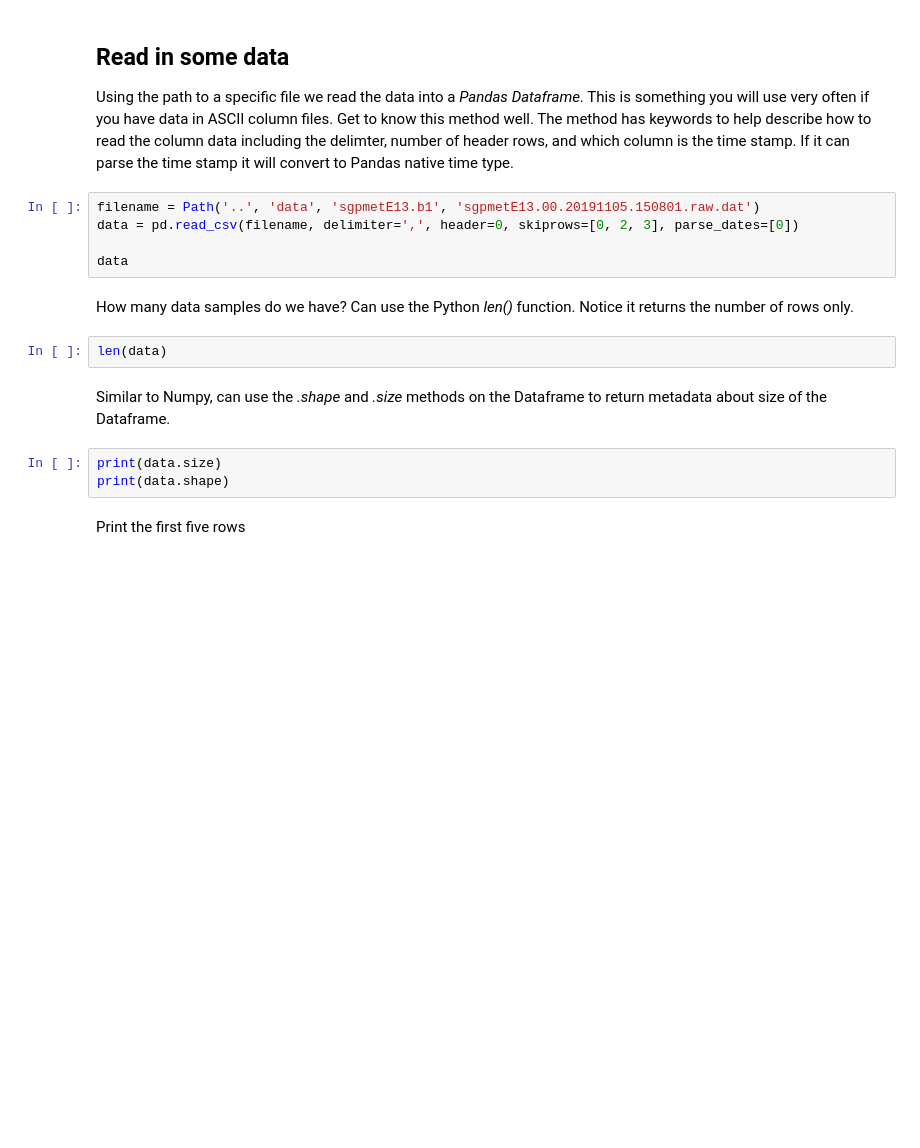
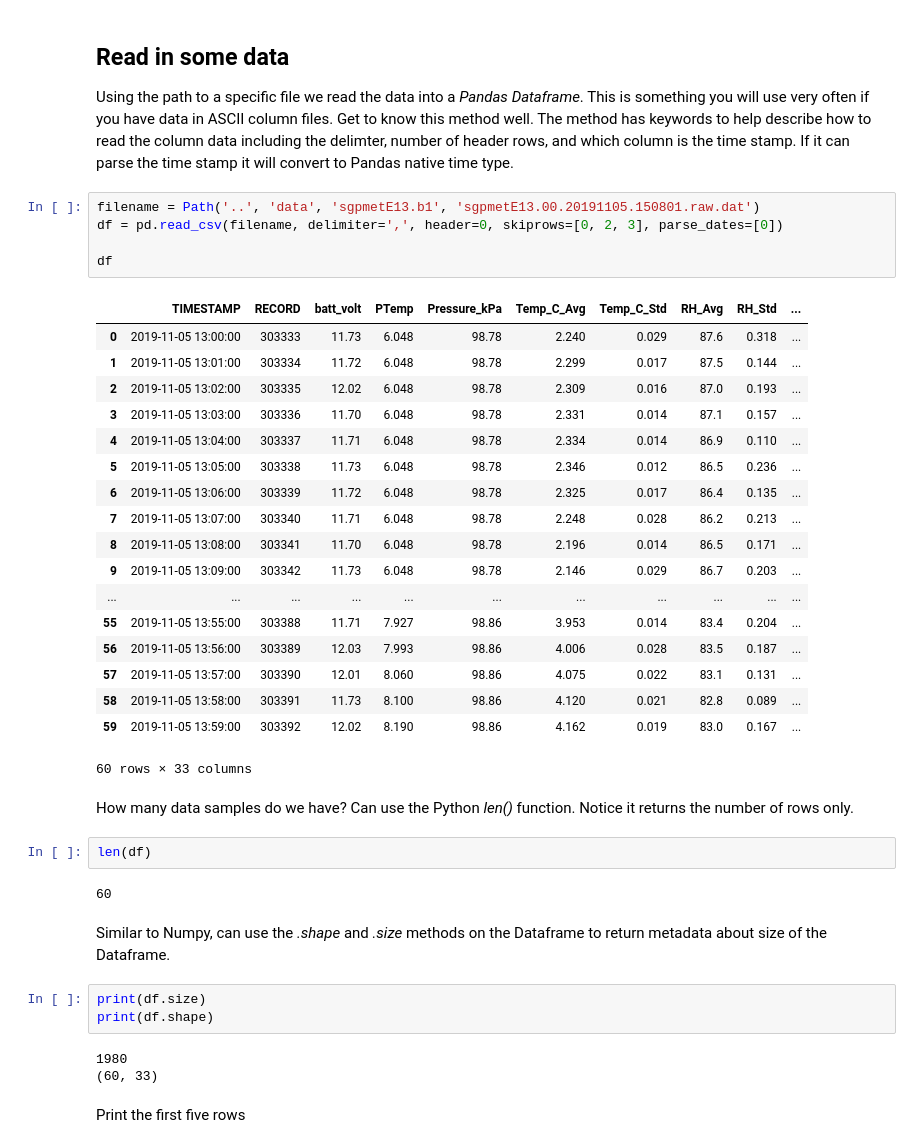
Before and after one commit to kenkehoe/AtmosphericPythonCourse, a Jupyter notebook: scientific_libraries/Scientific_Libraries_Pandas.ipynb, the cells around one changed output. Cells and saved outputs as stored; diff of their text form; blank space fills up the shorter version.

```diff
--- a/scientific_libraries/Scientific_Libraries_Pandas.ipynb
+++ b/scientific_libraries/Scientific_Libraries_Pandas.ipynb
@@ -48,18 +80,42 @@ purchases.iloc[0]
 Using the path to a specific file we read the data into a _Pandas_ _Dataframe_. This is something you will use very often if you have data in ASCII column files. Get to know this method well. The method has keywords to help describe how to read the column data including the delimter, number of header rows, and which column is the time stamp. If it can parse the time stamp it will convert to Pandas native time type.
 # %%
 filename = Path('..', 'data', 'sgpmetE13.b1', 'sgpmetE13.00.20191105.150801.raw.dat')
-data = pd.read_csv(filename, delimiter=',', header=0, skiprows=[0, 2, 3], parse_dates=[0])
+df = pd.read_csv(filename, delimiter=',', header=0, skiprows=[0, 2, 3], parse_dates=[0])
 
-data
+df
+# %% [output]
+|  | TIMESTAMP | RECORD | batt_volt | PTemp | Pressure_kPa | Temp_C_Avg | Temp_C_Std | RH_Avg | RH_Std | ... |
+| 0 | 2019-11-05 13:00:00 | 303333 | 11.73 | 6.048 | 98.78 | 2.240 | 0.029 | 87.6 | 0.318 | ... |
+| 1 | 2019-11-05 13:01:00 | 303334 | 11.72 | 6.048 | 98.78 | 2.299 | 0.017 | 87.5 | 0.144 | ... |
+| 2 | 2019-11-05 13:02:00 | 303335 | 12.02 | 6.048 | 98.78 | 2.309 | 0.016 | 87.0 | 0.193 | ... |
+| 3 | 2019-11-05 13:03:00 | 303336 | 11.70 | 6.048 | 98.78 | 2.331 | 0.014 | 87.1 | 0.157 | ... |
+| 4 | 2019-11-05 13:04:00 | 303337 | 11.71 | 6.048 | 98.78 | 2.334 | 0.014 | 86.9 | 0.110 | ... |
+| 5 | 2019-11-05 13:05:00 | 303338 | 11.73 | 6.048 | 98.78 | 2.346 | 0.012 | 86.5 | 0.236 | ... |
+| 6 | 2019-11-05 13:06:00 | 303339 | 11.72 | 6.048 | 98.78 | 2.325 | 0.017 | 86.4 | 0.135 | ... |
+| 7 | 2019-11-05 13:07:00 | 303340 | 11.71 | 6.048 | 98.78 | 2.248 | 0.028 | 86.2 | 0.213 | ... |
+| 8 | 2019-11-05 13:08:00 | 303341 | 11.70 | 6.048 | 98.78 | 2.196 | 0.014 | 86.5 | 0.171 | ... |
+| 9 | 2019-11-05 13:09:00 | 303342 | 11.73 | 6.048 | 98.78 | 2.146 | 0.029 | 86.7 | 0.203 | ... |
+| ... | ... | ... | ... | ... | ... | ... | ... | ... | ... | ... |
+| 55 | 2019-11-05 13:55:00 | 303388 | 11.71 | 7.927 | 98.86 | 3.953 | 0.014 | 83.4 | 0.204 | ... |
+| 56 | 2019-11-05 13:56:00 | 303389 | 12.03 | 7.993 | 98.86 | 4.006 | 0.028 | 83.5 | 0.187 | ... |
+| 57 | 2019-11-05 13:57:00 | 303390 | 12.01 | 8.060 | 98.86 | 4.075 | 0.022 | 83.1 | 0.131 | ... |
+| 58 | 2019-11-05 13:58:00 | 303391 | 11.73 | 8.100 | 98.86 | 4.120 | 0.021 | 82.8 | 0.089 | ... |
+| 59 | 2019-11-05 13:59:00 | 303392 | 12.02 | 8.190 | 98.86 | 4.162 | 0.019 | 83.0 | 0.167 | ... |
+60 rows × 33 columns
 # %% [markdown]
 How many data samples do we have? Can use the Python _len()_ function. Notice it returns the number of rows only.
 # %%
-len(data)
+len(df)
+# %% [output]
+60
 # %% [markdown]
 Similar to Numpy, can use the _.shape_ and _.size_ methods on the Dataframe to return metadata about size of the Dataframe.
 # %%
-print(data.size)
-print(data.shape)
+print(df.size)
+print(df.shape)
+# %% [output]
+1980
+(60, 33)
 # %% [markdown]
 Print the first five rows
 # %%
```
Also changed, not shown: parts of 22 cells of this notebook, 4 other files.
